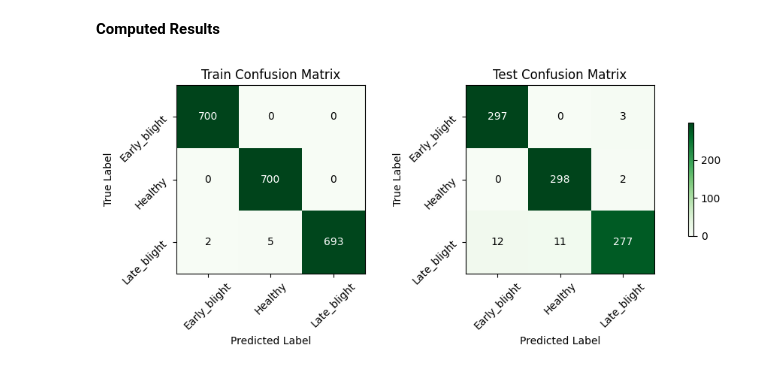
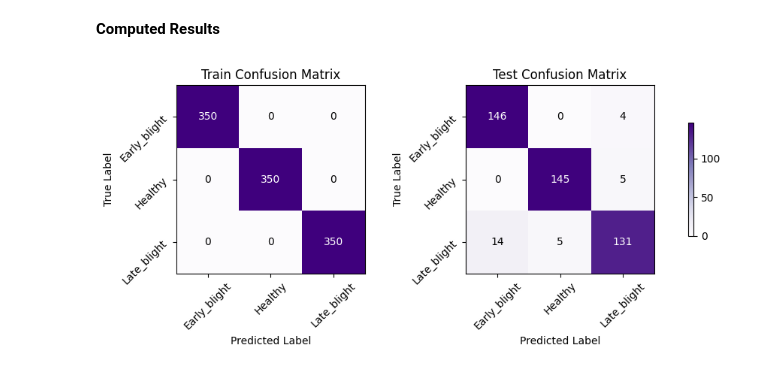
Before and after one commit to asheta66/CNN, a Jupyter notebook: Potato_leaf_model_A.ipynb, the cells around one changed output. Drawn from its saved outputs; the diff is of its cells as text; code cells hidden in the pictures.

```diff
--- a/Potato_leaf_model_A.ipynb
+++ b/Potato_leaf_model_A.ipynb
@@ -53,7 +51,7 @@ def build_compile_model(input_shape, num_classes):
     return model
 
 # ✅ Target count
-TARGET_COUNT = 1000
+TARGET_COUNT = 500
 
 # ✅ Load and balance data
 X, y = [], []
@@ -110,11 +108,11 @@ final_df = pd.Series(y).map({v: k for k, v in label_map.items()}).value_counts()
 print(final_df)
 
 # ✅ Train-test split
-X_train, X_test, y_train, y_test = train_test_split(X, y, test_size=0.2, stratify=y, random_state=23)
+X_train, X_test, y_train, y_test = train_test_split(X, y, test_size=0.3, stratify=y, random_state=23)
 
 # ✅ Build & train model
 model = build_compile_model(input_shape=(128, 128, 3), num_classes=len(classes))
-history = model.fit(X_train, y_train, epochs=25, validation_data=(X_test, y_test))
+history = model.fit(X_train, y_train, epochs=50, validation_data=(X_test, y_test))
 
 # ✅ Evaluate
 y_train_pred = np.argmax(model.predict(X_train), axis=1)
@@ -145,36 +143,39 @@ Epoch 10/10
 # %% [markdown]
 **Computed Results**
 # %%
+import itertools  # ✅ Add this if missing
+
 # 📊 Confusion Matrices as Subplots
 def plot_confusion_matrices(train_cm, test_cm, classes, save_path='confusion_matrices.png'):
     fig, axes = plt.subplots(1, 2, figsize=(10, 4))
 
     for ax, cm, title in zip(axes, [train_cm, test_cm], ['Train Confusion Matrix', 'Test Confusion Matrix']):
-        im = ax.imshow(cm, interpolation='nearest', cmap=plt.cm.Greens)
+        im = ax.imshow(cm, interpolation='nearest', cmap= plt.cm.Purples)
         ax.set_title(title)
         tick_marks = np.arange(len(classes))
         ax.set_xticks(tick_marks)
         ax.set_yticks(tick_marks)
         ax.set_xticklabels(classes, rotation=45)
         ax.set_yticklabels(classes, rotation=45)
 
         fmt = 'd'
         thresh = cm.max() / 2
         for i, j in itertools.product(range(cm.shape[0]), range(cm.shape[1])):
             ax.text(j, i, format(cm[i, j], fmt),
                     ha="center", va="center",
                     color="white" if cm[i, j] > thresh else "black")
+
         ax.set_ylabel('True Label')
         ax.set_xlabel('Predicted Label')
 
     plt.tight_layout()
     fig.colorbar(im, ax=axes.ravel().tolist(), shrink=0.6)
     plt.savefig(save_path)
     plt.show()
 
-# Calculate and plot
+# ✅ Calculate and plot confusion matrices
 cm_train = confusion_matrix(y_train, y_train_pred)
 cm_test = confusion_matrix(y_test, y_test_pred)
 plot_confusion_matrices(cm_train, cm_test, classes)
 # %% [output]
-[figure, old version]
+[figure, new version]
```
Also changed, not shown: parts of 6 cells of this notebook.
